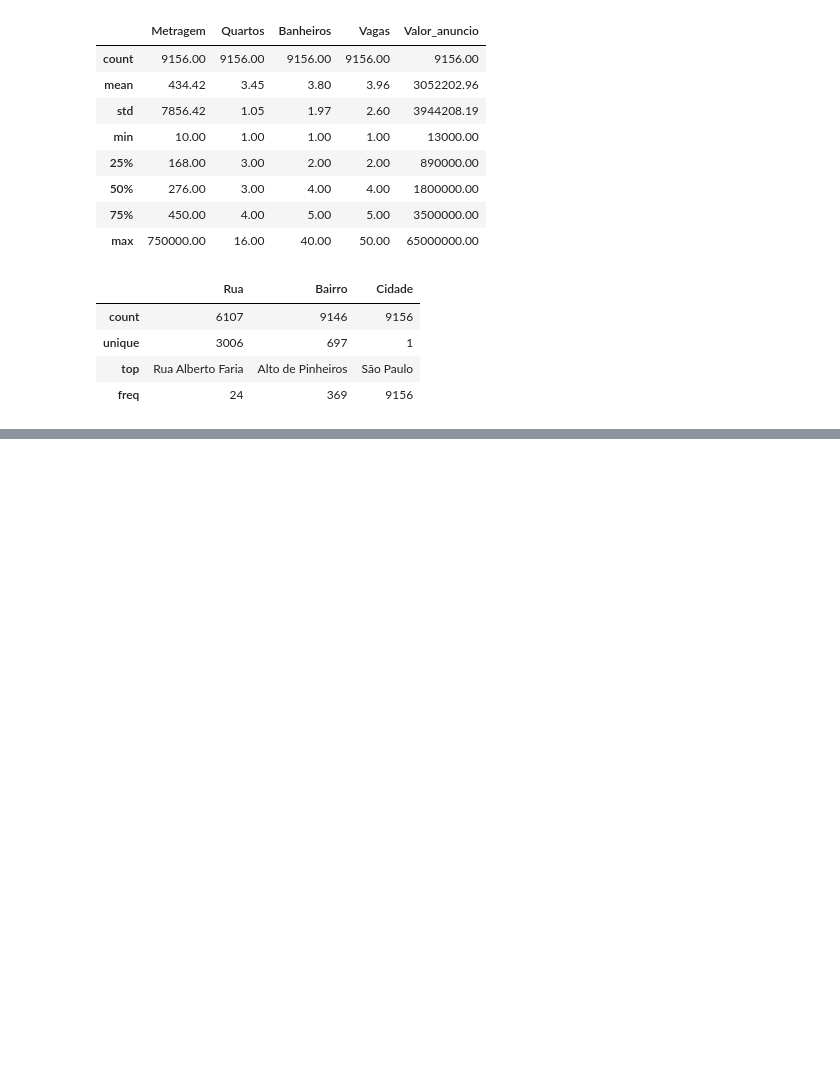
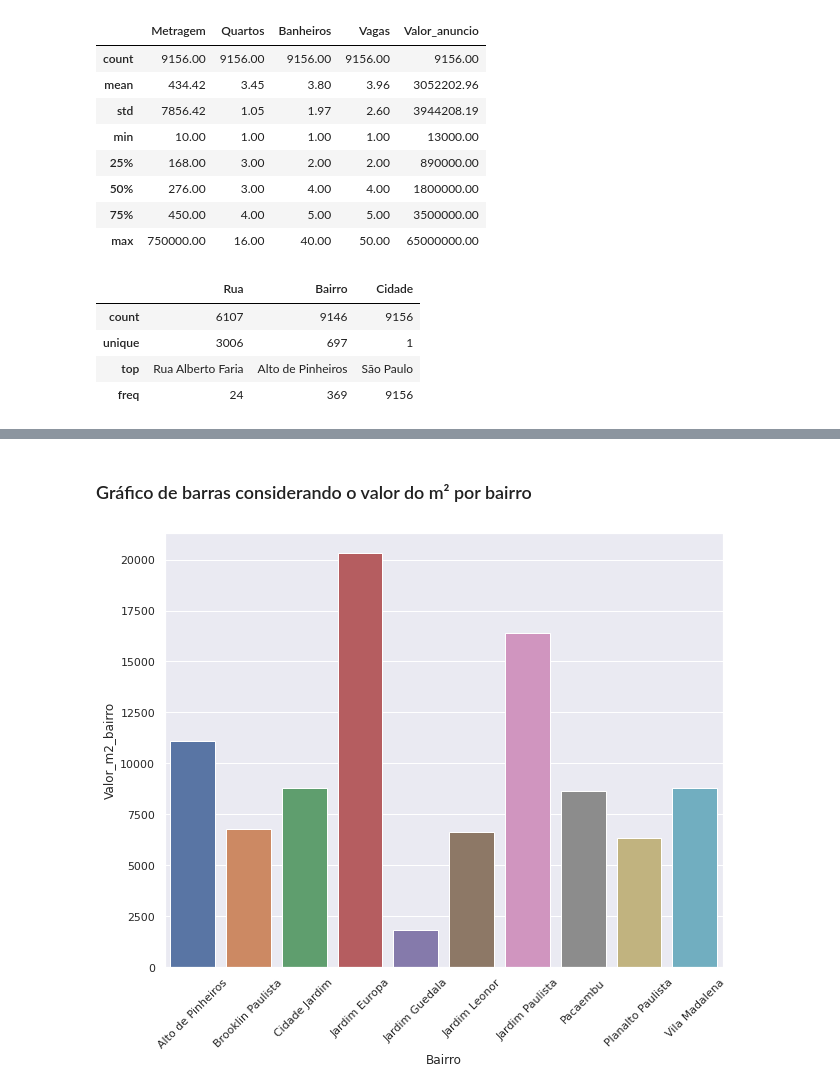
Before and after one commit to JaquelineJunko/alura_imersao_dados_4, a Jupyter notebook: aula01.ipynb, the cells around one changed output, grey strips where cells are left out. Cells and saved outputs as stored; diff of their text form; code cells hidden in the pictures; blank space fills up the shorter version.

```diff
--- a/aula01.ipynb
+++ b/aula01.ipynb
@@ -405,0 +402,3 @@ pd.read_csv(ibge_url, delimiter=';')
+# %%
+dados_filtrados['Valor_m2'] = dados_filtrados['Valor_anuncio']/dados_filtrados['Metragem']
+dados_filtrados.head()
@@ -405,0 +453,4 @@ pd.read_csv(ibge_url, delimiter=';')
+# %%
+print('Agrupar os imóveis dos bairros em uma nova variável, calculando a soma das informações disponíveis, para posteriormente calcular a média\n')
+dados_bairro = dados_filtrados.groupby('Bairro').sum()
+dados_bairro
@@ -405,0 +473,4 @@ pd.read_csv(ibge_url, delimiter=';')
+# %%
+print('Cálculo do valor do m² dos bairros (somatório dos valores dos imóveis daquele bairro dividido pelo somatório das metragem dos imóveis naquele bairro) \n')
+dados_bairro['Valor_m2_bairro'] = dados_bairro['Valor_anuncio']/dados_bairro['Metragem']
+dados_bairro
@@ -405,0 +529,4 @@ pd.read_csv(ibge_url, delimiter=';')
+# %%
+dados_bairro.reset_index(inplace = True)
+print('Índices do DataFrame passam a ser números\n')
+dados_bairro
@@ -405,0 +576,8 @@ pd.read_csv(ibge_url, delimiter=';')
+# %% [markdown]
+### Gráfico de barras considerando o valor do m² por bairro
+# %%
+plt.figure(figsize=(10, 8))
+ax = sns.barplot(x='Bairro', y='Valor_m2_bairro', data=dados_bairro.query('Bairro in @top10_bairros'))
+ax.tick_params(axis='x', rotation=45)
+# %% [output]
+[figure, added]
```
Also changed, not shown: parts of 31 cells of this notebook.
